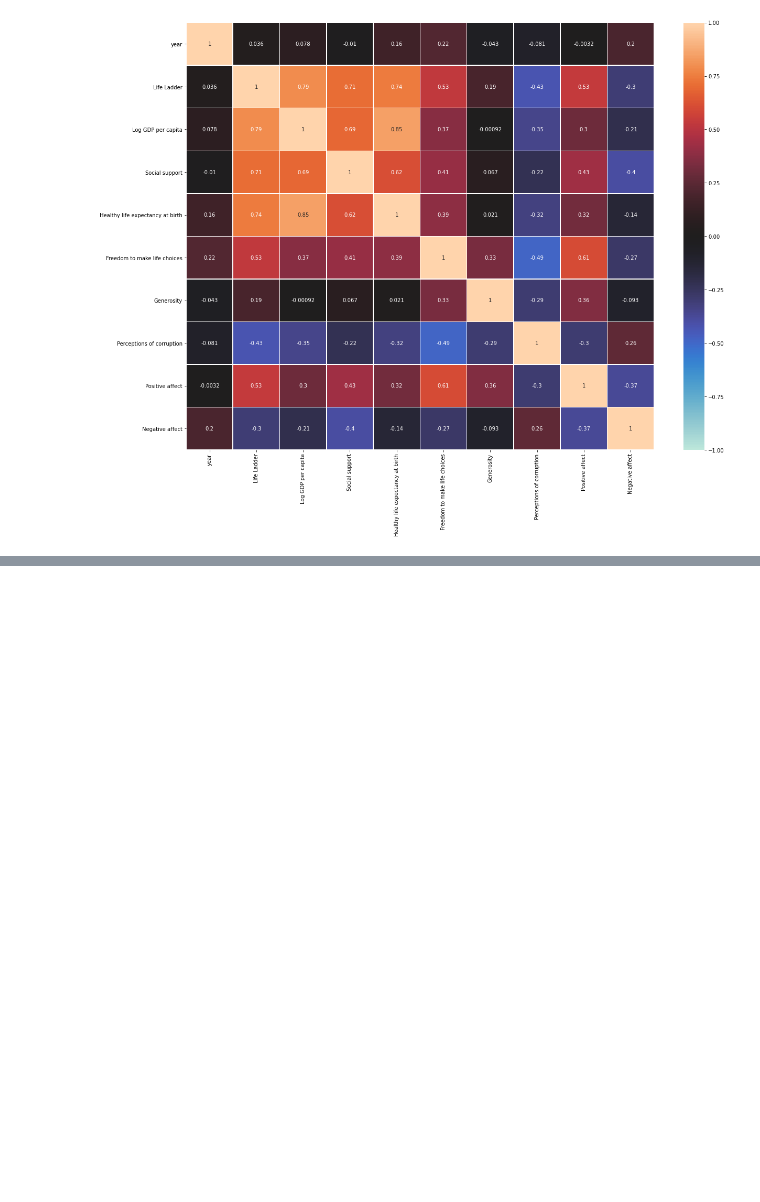
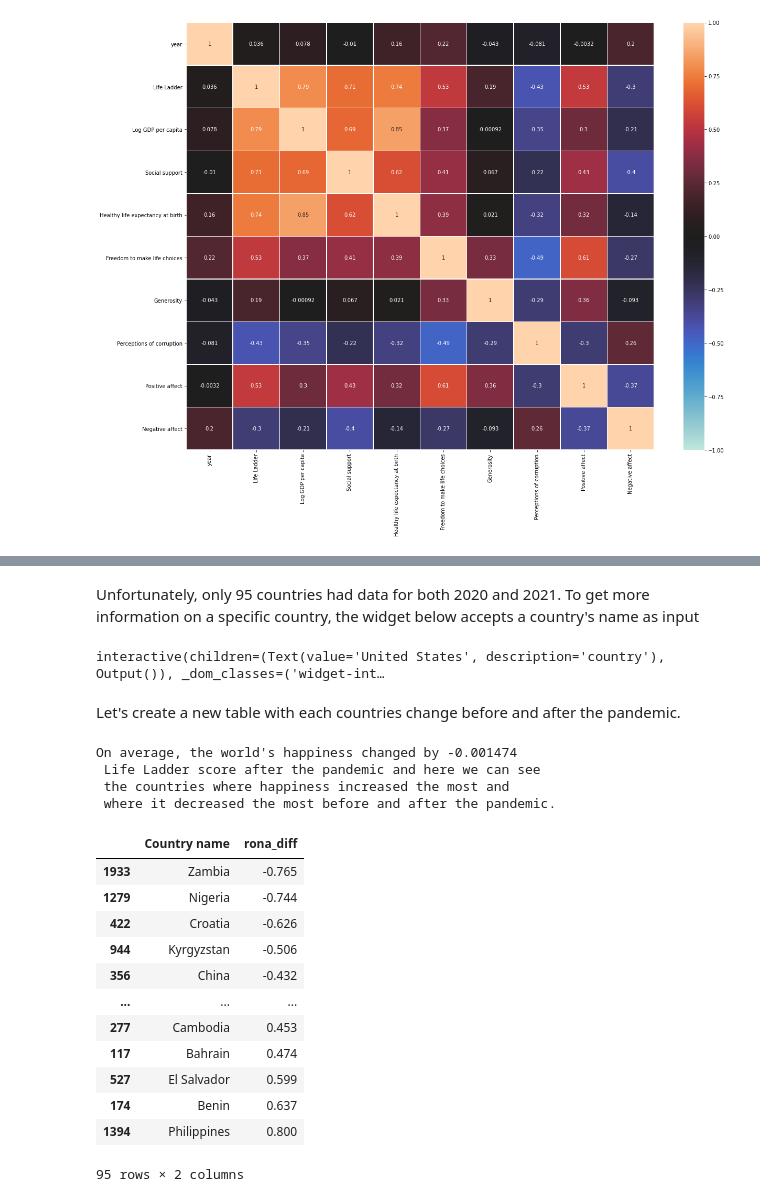
Before and after one commit to Jacksonwolf15/World-Happiness-DS, a Jupyter notebook: WHiX.ipynb, the cells around one changed output, grey strips where cells are left out. Cells and saved outputs as stored; diff of their text form; code cells hidden in the pictures; blank space fills up the shorter version.

```diff
--- a/WHiX.ipynb
+++ b/WHiX.ipynb
@@ -221,0 +132,45 @@ sns.heatmap(corr,
+# %% [markdown]
+Unfortunately, only 95 countries had data for both 2020 and 2021. To get more information on a specific country, the widget below accepts a country's name as input
+# %%
+#Widget if curious about a specific country
+def countrySelector(country):
+    print('Change before and after the pandemic:', -1*round(list(wh_j[(wh_j['Country name']==country) & (wh_j['year'] == 2020)]['Life Ladder'])[0] - list(wh_j[(wh_j['Country name']==country) & (wh_j['year'] == 2021)]['Life Ladder'])[0], 4))
+    return sns.scatterplot(data=wh_j[wh_j['Country name'] == country], x='year', y='Life Ladder')
+
+interact(countrySelector, country='United States');
+# %% [output]
+interactive(children=(Text(value='United States', description='country'), Output()), _dom_classes=('widget-int…
+# %% [markdown]
+Let's create a new table with each countries change before and after the pandemic.
+# %%
+wh_j_sorted=wh_j.sort_values(by='Country name')
+rona_diff = []
+summ = 0
+for i in range(len(list(wh_j_sorted[wh_j_sorted['year']==2020]['Life Ladder']))):
+        rona_diff.append((list(wh_j_sorted[wh_j_sorted['year']==2020]['Life Ladder'])[i] - list(wh_j_sorted[wh_j_sorted['year']==2021]['Life Ladder'])[i]) * -1)
+        summ+= rona_diff[i]
+average_rona_diff = summ/len(wh_j_sorted[wh_j_sorted['year']==2020])
+differ = pd.DataFrame()
+differ['Country name'] = wh_j_sorted[wh_j_sorted['year']==2020]['Country name']
+differ['rona_diff'] = rona_diff
+differ.reset_index(drop=True)
+print('On average, the world\'s happiness changed by', round(average_rona_diff, 6), '\n Life Ladder score after the pandemic and here we can see \n the countries where happiness increased the most and \n where it decreased the most before and after the pandemic.')
+differ.sort_values(by='rona_diff')
+# %% [output]
+On average, the world's happiness changed by -0.001474
+ Life Ladder score after the pandemic and here we can see
+ the countries where happiness increased the most and
+ where it decreased the most before and after the pandemic.
+|  | Country name | rona_diff |
+| 1933 | Zambia | -0.765 |
+| 1279 | Nigeria | -0.744 |
+| 422 | Croatia | -0.626 |
+| 944 | Kyrgyzstan | -0.506 |
+| 356 | China | -0.432 |
+| ... | ... | ... |
+| 277 | Cambodia | 0.453 |
+| 117 | Bahrain | 0.474 |
+| 527 | El Salvador | 0.599 |
+| 174 | Benin | 0.637 |
+| 1394 | Philippines | 0.800 |
+95 rows × 2 columns
```
Also changed, not shown: parts of 34 cells of this notebook.
